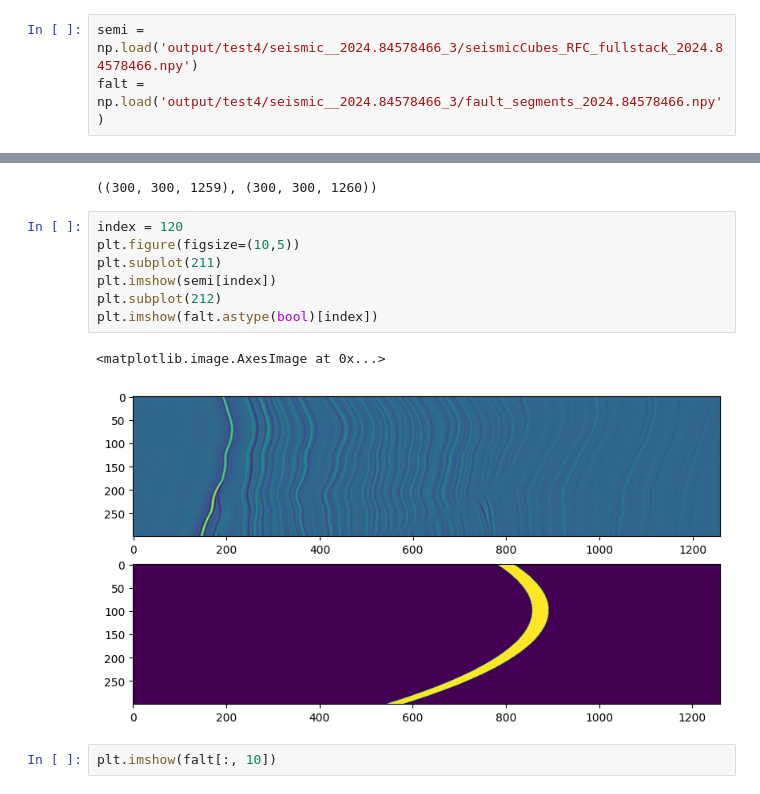
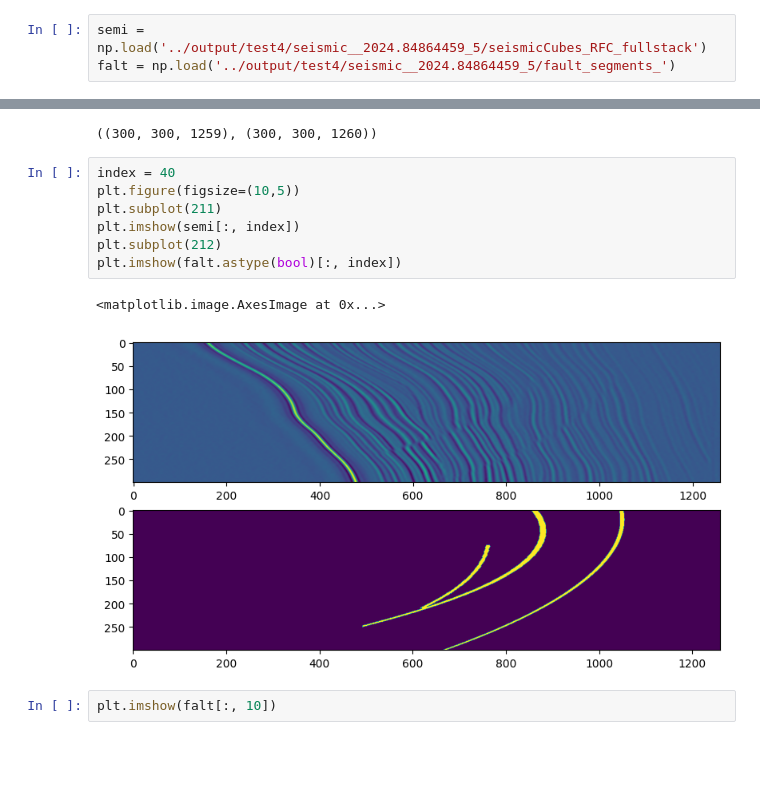
Before and after one commit to SalenGit/synthoseis_mod, a Jupyter notebook: data_parse.ipynb, the cells around one changed output, grey strips where cells are left out. Cells and saved outputs as stored; diff of their text form; blank space fills up the shorter version.

```diff
--- a/data_parse.ipynb
+++ b/data_parse.ipynb
@@ -2,22 +2,22 @@
 import numpy as np
 import matplotlib.pyplot as plt
 # %%
-semi = np.load('output/test4/seismic__2024.84578466_3/seismicCubes_RFC_fullstack_2024.84578466.npy')
-falt = np.load('output/test4/seismic__2024.84578466_3/fault_segments_2024.84578466.npy')
+semi = np.load('../output/test4/seismic__2024.84864459_5/seismicCubes_RFC_fullstack')
+falt = np.load('../output/test4/seismic__2024.84864459_5/fault_segments_')
 # %%
 semi.shape, falt.shape
 # %% [output]
 ((300, 300, 1259), (300, 300, 1260))
 # %%
-index = 120
+index = 40
 plt.figure(figsize=(10,5))
 plt.subplot(211)
-plt.imshow(semi[index])
+plt.imshow(semi[:, index])
 plt.subplot(212)
-plt.imshow(falt.astype(bool)[index])
+plt.imshow(falt.astype(bool)[:, index])
 # %% [output]
 <matplotlib.image.AxesImage at 0x...>
-[figure, old version]
+[figure, new version]
 # %%
 plt.imshow(falt[:, 10])
 # %% [output]
```
Also changed, not shown: 2 other files.
